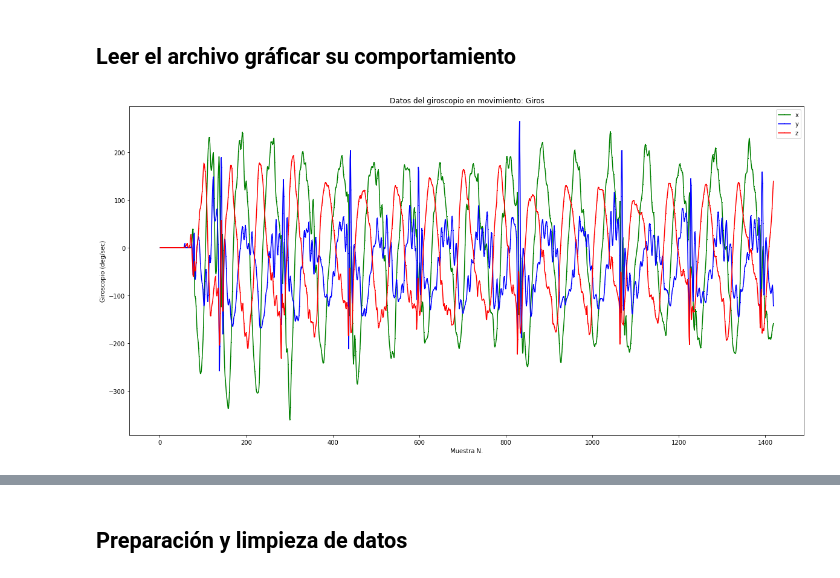
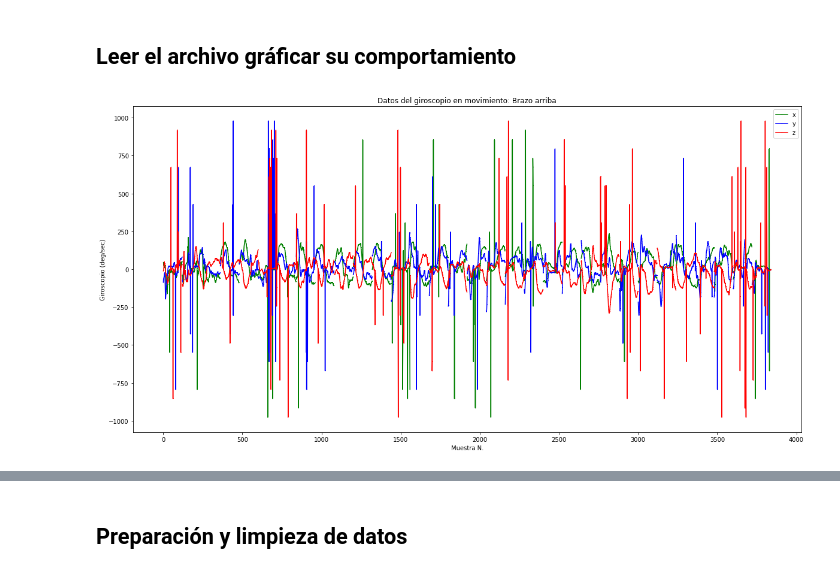
Before and after one commit to karentp/Arduino-GPIO-Giroscopio-comunicaciones-TinyML, a Jupyter notebook: Lab5TensorFlow.ipynb, the cells around one changed output, grey strips where cells are left out. Drawn from its saved outputs; the diff is of its cells as text; code cells hidden in the pictures.

Commit message:
Agregando etiquetas de los movimientos

```diff
--- a/Lab5TensorFlow.ipynb
+++ b/Lab5TensorFlow.ipynb
@@ -33,20 +33,28 @@ import os
 # %% [markdown]
 ## Leer el archivo gráficar su comportamiento
 # %%
-file_data = "giros.csv"
+file_data = "brazo_arriba.csv"
 data_frame = pd.read_csv("/content/" + file_data)
 index = range(1, len(data_frame['gX']) + 1)
+
+file_data2 = "extension_izquierda.csv"
+data_frame2 = pd.read_csv("/content/" + file_data2)
+index2 = range(1, len(data_frame2['gX']) + 1)
+
+file_data3 = "golpe_frontal.csv"
+data_frame3 = pd.read_csv("/content/" + file_data3)
+index3 = range(1, len(data_frame3['gX']) + 1)
 
 
 #Grafica de comportamiento
 plt.rcParams["figure.figsize"] = (20,10)
 plt.plot(index, data_frame['gX'], 'g.', label='x', linestyle='solid', marker=',')
 plt.plot(index, data_frame['gY'], 'b.', label='y', linestyle='solid', marker=',')
 plt.plot(index, data_frame['gZ'], 'r.', label='z', linestyle='solid', marker=',')
-plt.title("Datos del giroscopio en movimiento: Giros")
+plt.title("Datos del giroscopio en movimiento: Brazo arriba")
 plt.xlabel("Muestra N.")
 plt.ylabel("Giroscopio (deg/sec)")
 plt.legend()
 plt.show()
 # %% [output]
-[figure, old version]
+[figure, new version]
```
Also changed, not shown: parts of 7 cells of this notebook.
